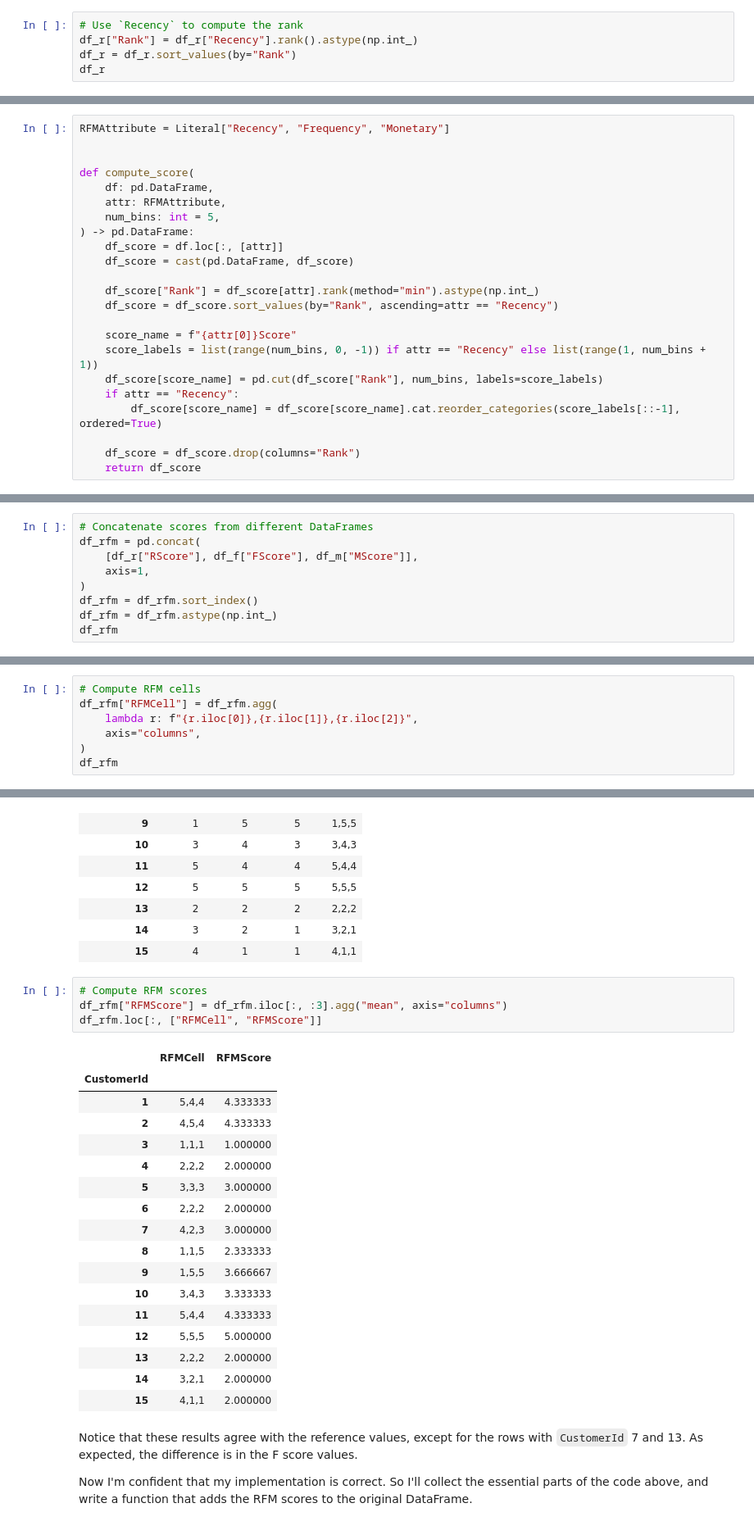
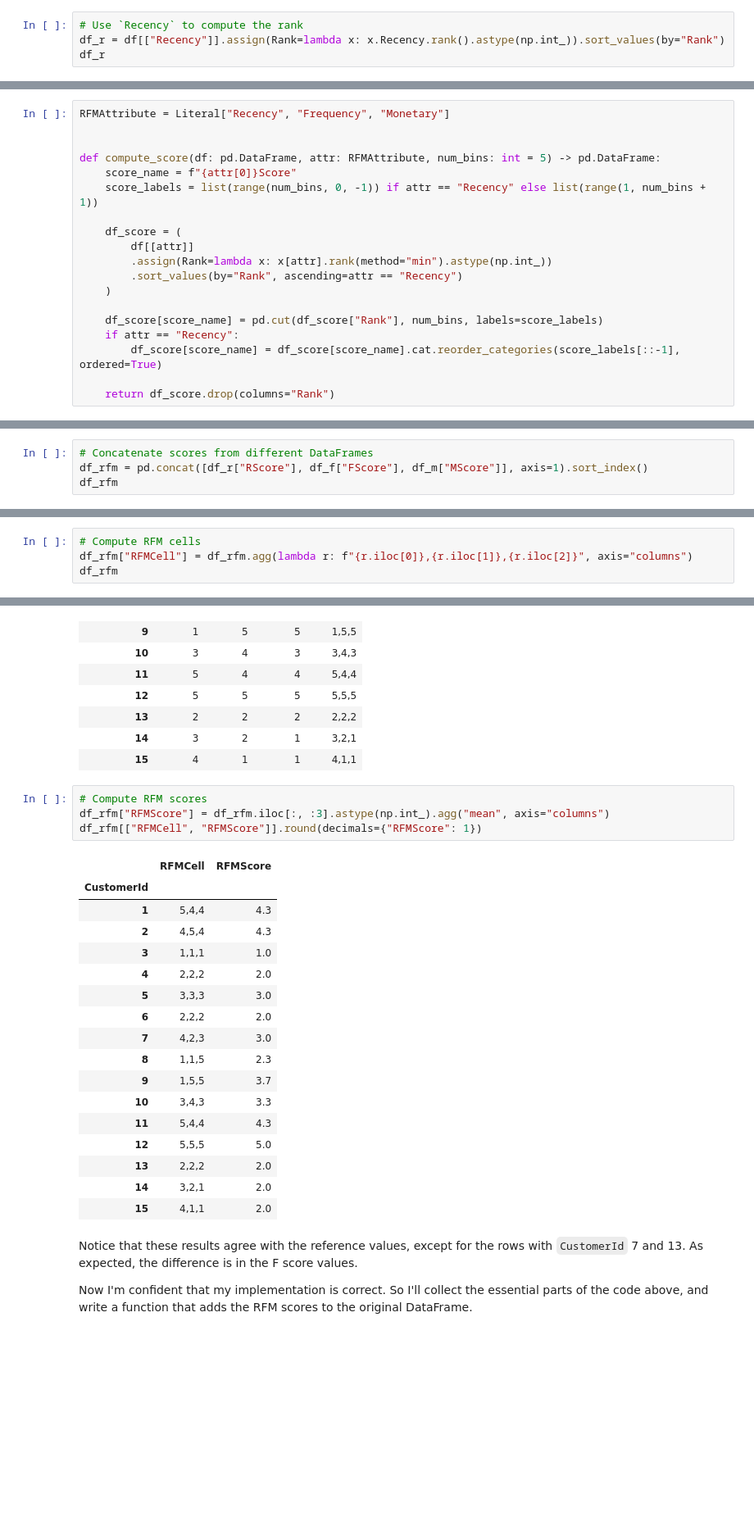
Before and after one commit to mwoitek/python-customer-segmentation, a Jupyter notebook: notebooks/rfm_example/rfm_example.ipynb, the cells around one changed output, grey strips where cells are left out. Shown at 82% size. Saved outputs shown, nothing was run; the diff lists cells and outputs as text; blank space fills up the shorter version.

```diff
--- a/notebooks/rfm_example/rfm_example.ipynb
+++ b/notebooks/rfm_example/rfm_example.ipynb
@@ -65,7 +60,6 @@ df_r = cast(pd.DataFrame, df_r)
 # %%
 # Use `Recency` to compute the rank
-df_r["Rank"] = df_r["Recency"].rank().astype(np.int_)
-df_r = df_r.sort_values(by="Rank")
+df_r = df[["Recency"]].assign(Rank=lambda x: x.Recency.rank().astype(np.int_)).sort_values(by="Rank")
 df_r
 # %% [output]
 |  | Recency | Rank |
@@ -122,22 +114,18 @@ the code above. The following function can be used to compute all scores:
 RFMAttribute = Literal["Recency", "Frequency", "Monetary"]
 
 
-def compute_score(
-    df: pd.DataFrame,
-    attr: RFMAttribute,
-    num_bins: int = 5,
-) -> pd.DataFrame:
-    df_score = df.loc[:, [attr]]
-    df_score = cast(pd.DataFrame, df_score)
-
-    df_score["Rank"] = df_score[attr].rank(method="min").astype(np.int_)
-    df_score = df_score.sort_values(by="Rank", ascending=attr == "Recency")
-
+def compute_score(df: pd.DataFrame, attr: RFMAttribute, num_bins: int = 5) -> pd.DataFrame:
     score_name = f"{attr[0]}Score"
     score_labels = list(range(num_bins, 0, -1)) if attr == "Recency" else list(range(1, num_bins + 1))
+
+    df_score = (
+        df[[attr]]
+        .assign(Rank=lambda x: x[attr].rank(method="min").astype(np.int_))
+        .sort_values(by="Rank", ascending=attr == "Recency")
+    )
+
     df_score[score_name] = pd.cut(df_score["Rank"], num_bins, labels=score_labels)
     if attr == "Recency":
         df_score[score_name] = df_score[score_name].cat.reorder_categories(score_labels[::-1], ordered=True)
 
-    df_score = df_score.drop(columns="Rank")
-    return df_score
+    return df_score.drop(columns="Rank")
@@ -293,12 +259,7 @@ reason, two rows in this table won't be reproduced exactly. But our values
 will be very close.
 # %%
 # Concatenate scores from different DataFrames
-df_rfm = pd.concat(
-    [df_r["RScore"], df_f["FScore"], df_m["MScore"]],
-    axis=1,
-)
-df_rfm = df_rfm.sort_index()
-df_rfm = df_rfm.astype(np.int_)
+df_rfm = pd.concat([df_r["RScore"], df_f["FScore"], df_m["MScore"]], axis=1).sort_index()
 df_rfm
 # %% [output]
 |  | RScore | FScore | MScore |
@@ -320,10 +281,7 @@ df_rfm
 | 15 | 4 | 1 | 1 |
 # %%
 # Compute RFM cells
-df_rfm["RFMCell"] = df_rfm.agg(
-    lambda r: f"{r.iloc[0]},{r.iloc[1]},{r.iloc[2]}",
-    axis="columns",
-)
+df_rfm["RFMCell"] = df_rfm.agg(lambda r: f"{r.iloc[0]},{r.iloc[1]},{r.iloc[2]}", axis="columns")
 df_rfm
 # %% [output]
 |  | RScore | FScore | MScore | RFMCell |
@@ -345,26 +303,26 @@ df_rfm
 | 15 | 4 | 1 | 1 | 4,1,1 |
 # %%
 # Compute RFM scores
-df_rfm["RFMScore"] = df_rfm.iloc[:, :3].agg("mean", axis="columns")
-df_rfm.loc[:, ["RFMCell", "RFMScore"]]
+df_rfm["RFMScore"] = df_rfm.iloc[:, :3].astype(np.int_).agg("mean", axis="columns")
+df_rfm[["RFMCell", "RFMScore"]].round(decimals={"RFMScore": 1})
 # %% [output]
 |  | RFMCell | RFMScore |
 | CustomerId |  |  |
-| 1 | 5,4,4 | 4.333333 |
-| 2 | 4,5,4 | 4.333333 |
-| 3 | 1,1,1 | 1.000000 |
-| 4 | 2,2,2 | 2.000000 |
-| 5 | 3,3,3 | 3.000000 |
-| 6 | 2,2,2 | 2.000000 |
-| 7 | 4,2,3 | 3.000000 |
-| 8 | 1,1,5 | 2.333333 |
-| 9 | 1,5,5 | 3.666667 |
-| 10 | 3,4,3 | 3.333333 |
-| 11 | 5,4,4 | 4.333333 |
-| 12 | 5,5,5 | 5.000000 |
-| 13 | 2,2,2 | 2.000000 |
-| 14 | 3,2,1 | 2.000000 |
-| 15 | 4,1,1 | 2.000000 |
+| 1 | 5,4,4 | 4.3 |
+| 2 | 4,5,4 | 4.3 |
+| 3 | 1,1,1 | 1.0 |
+| 4 | 2,2,2 | 2.0 |
+| 5 | 3,3,3 | 3.0 |
+| 6 | 2,2,2 | 2.0 |
+| 7 | 4,2,3 | 3.0 |
+| 8 | 1,1,5 | 2.3 |
+| 9 | 1,5,5 | 3.7 |
+| 10 | 3,4,3 | 3.3 |
+| 11 | 5,4,4 | 4.3 |
+| 12 | 5,5,5 | 5.0 |
+| 13 | 2,2,2 | 2.0 |
+| 14 | 3,2,1 | 2.0 |
+| 15 | 4,1,1 | 2.0 |
 # %% [markdown]
 Notice that these results agree with the reference values, except for the
 rows with `CustomerId` 7 and 13. As expected, the difference is in the F
```
Also changed, not shown: parts of 16 cells of this notebook, 1 other file.
